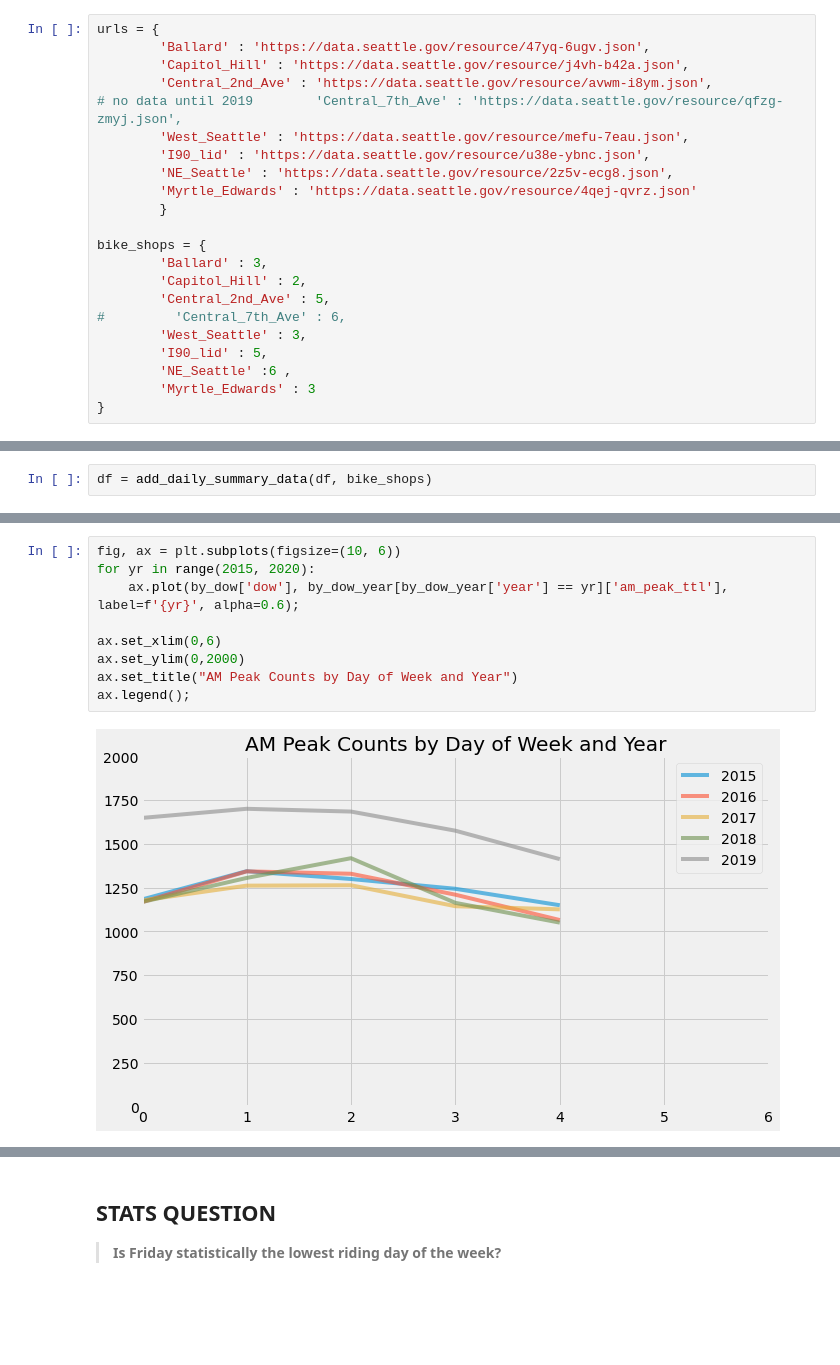
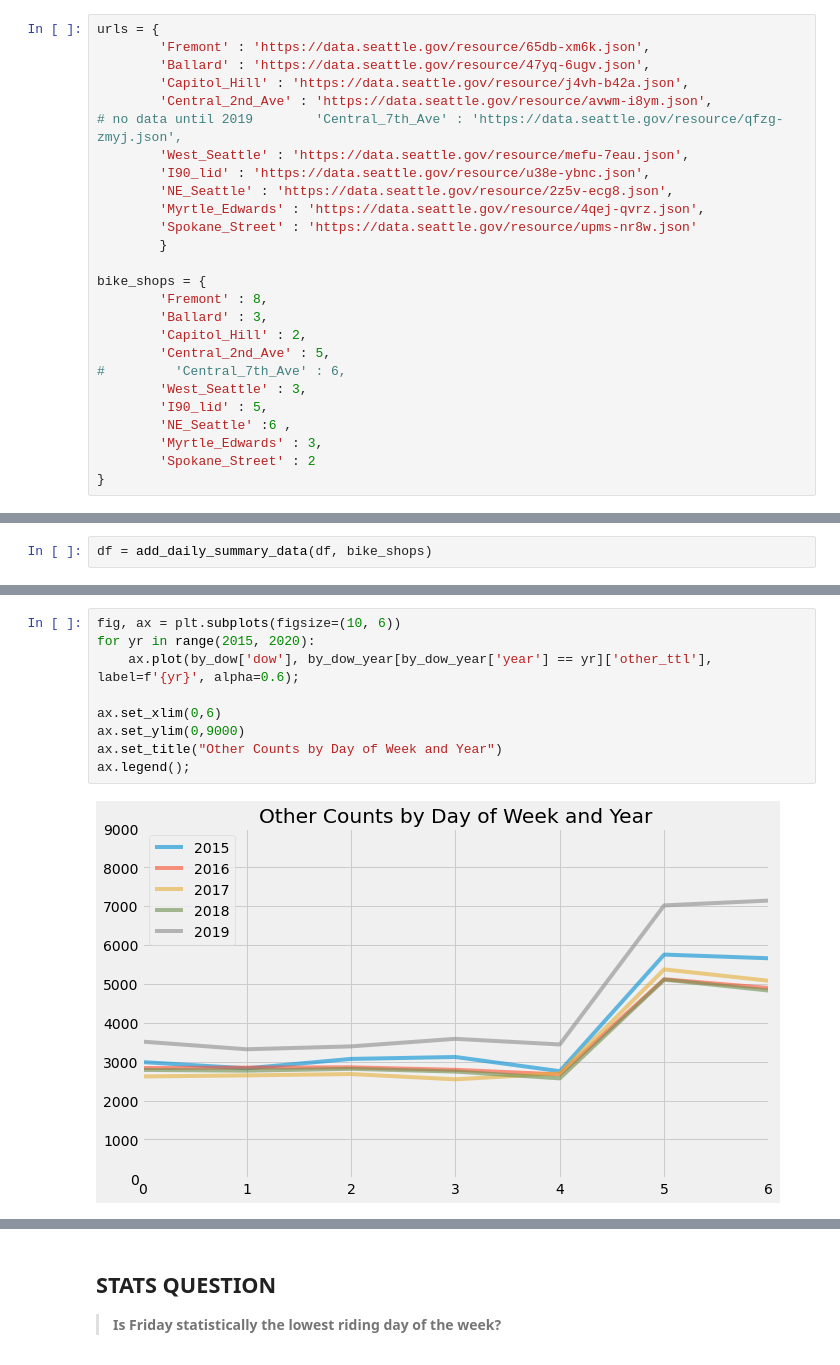
Before and after one commit to salvir1/Crank_On_Seattle_Bike_Data, a Jupyter notebook: Seattle_spins.ipynb, the cells around one changed output, grey strips where cells are left out. Cells and saved outputs as stored; diff of their text form; blank space fills up the shorter version.

```diff
--- a/Seattle_spins.ipynb
+++ b/Seattle_spins.ipynb
@@ -10,6 +10,7 @@ plt.style.use('fivethirtyeight')
 import bike_project as bp
 # %%
 urls = {
+        'Fremont' : 'https://data.seattle.gov/resource/65db-xm6k.json',
         'Ballard' : 'https://data.seattle.gov/resource/47yq-6ugv.json',
         'Capitol_Hill' : 'https://data.seattle.gov/resource/j4vh-b42a.json',
         'Central_2nd_Ave' : 'https://data.seattle.gov/resource/avwm-i8ym.json',
@@ -17,10 +18,12 @@ urls = {
         'West_Seattle' : 'https://data.seattle.gov/resource/mefu-7eau.json',
         'I90_lid' : 'https://data.seattle.gov/resource/u38e-ybnc.json',
         'NE_Seattle' : 'https://data.seattle.gov/resource/2z5v-ecg8.json',
-        'Myrtle_Edwards' : 'https://data.seattle.gov/resource/4qej-qvrz.json'
+        'Myrtle_Edwards' : 'https://data.seattle.gov/resource/4qej-qvrz.json',
+        'Spokane_Street' : 'https://data.seattle.gov/resource/upms-nr8w.json'
         }
 
 bike_shops = {
+        'Fremont' : 8,
         'Ballard' : 3,
         'Capitol_Hill' : 2,
         'Central_2nd_Ave' : 5,
@@ -28,7 +31,8 @@ bike_shops = {
         'West_Seattle' : 3,
         'I90_lid' : 5,
         'NE_Seattle' :6 ,
-        'Myrtle_Edwards' : 3
+        'Myrtle_Edwards' : 3,
+        'Spokane_Street' : 2
 }
 # %% [markdown]
 ## Functions written for Seattle Spins: bike trip counter analysis
@@ -300,11 +346,11 @@ by_dow_year.head()
 # %%
 fig, ax = plt.subplots(figsize=(10, 6))
 for yr in range(2015, 2020):
-    ax.plot(by_dow['dow'], by_dow_year[by_dow_year['year'] == yr]['am_peak_ttl'], label=f'{yr}', alpha=0.6);
+    ax.plot(by_dow['dow'], by_dow_year[by_dow_year['year'] == yr]['other_ttl'], label=f'{yr}', alpha=0.6);
 
 ax.set_xlim(0,6)
-ax.set_ylim(0,2000)
-ax.set_title("AM Peak Counts by Day of Week and Year")
+ax.set_ylim(0,9000)
+ax.set_title("Other Counts by Day of Week and Year")
 ax.legend();
 # %% [output]
-[figure, old version]
+[figure, new version]
```
Also changed, not shown: parts of 28 cells of this notebook.
